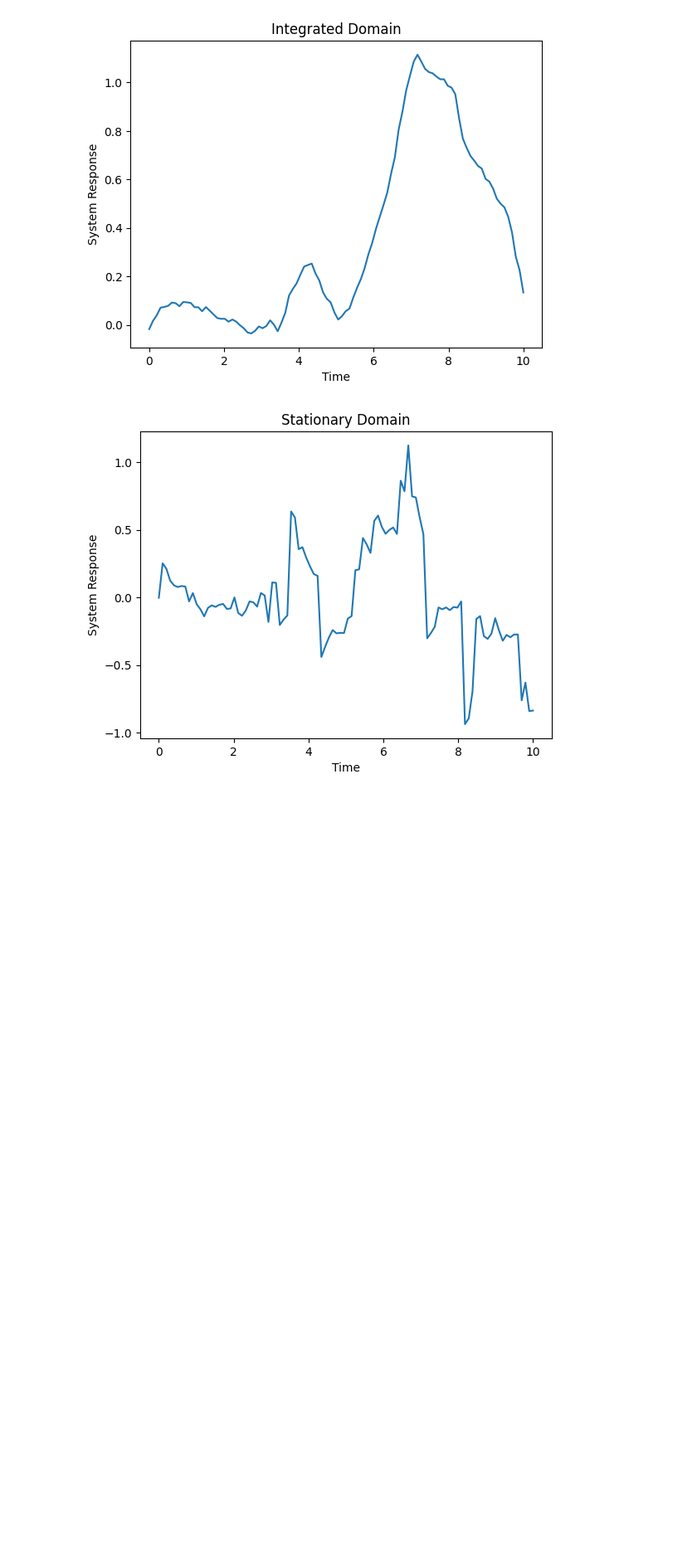
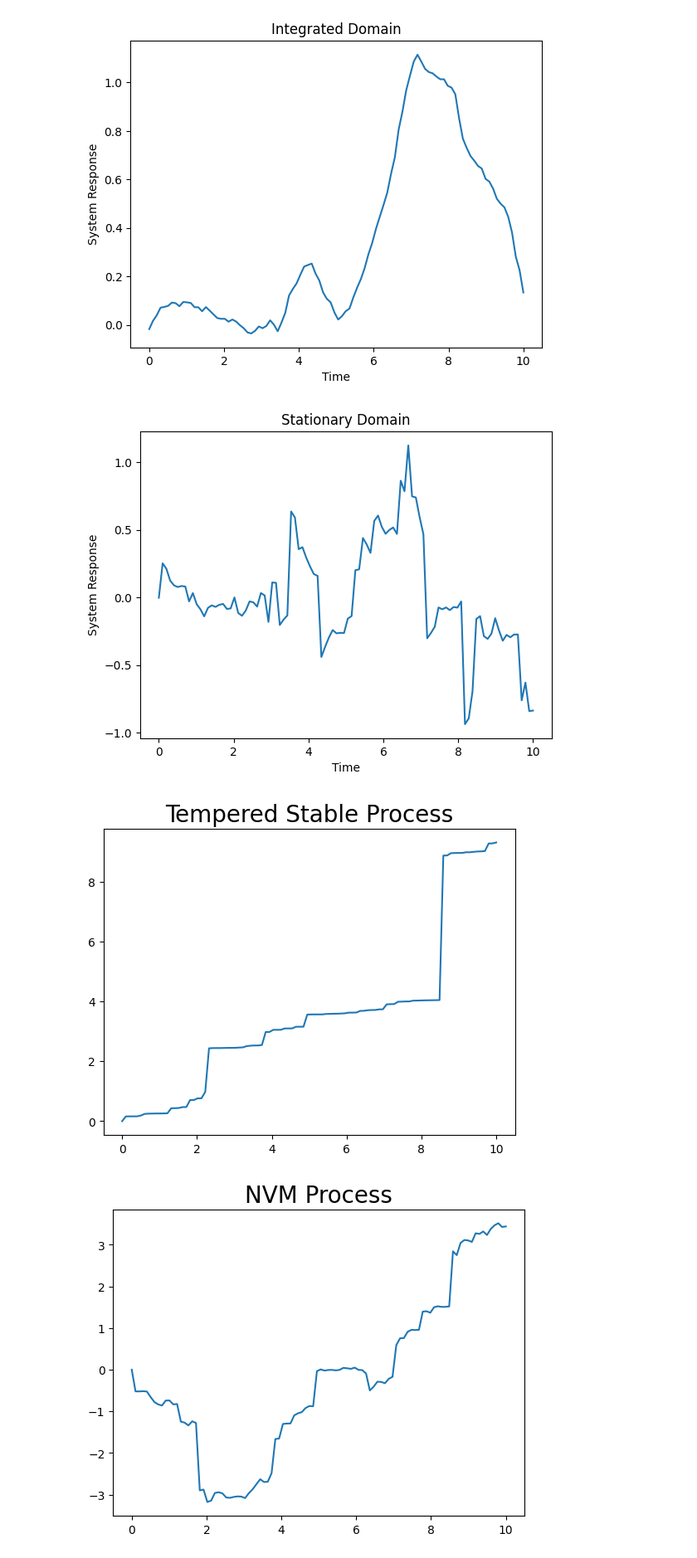
Before and after one commit to zhl24/bayesian-np-inference-levy-measures-ssm, a Jupyter notebook: Simulation_Preliminaries.ipynb, the cells around one changed output. Shown at 83% size. Cells and saved outputs as stored; diff of their text form; code cells hidden in the pictures; blank space fills up the shorter version.

```diff
--- a/Simulation_Preliminaries.ipynb
+++ b/Simulation_Preliminaries.ipynb
@@ -217,3 +217,54 @@ plt.show()
 # %% [output]
 [figure]
 [figure]
+# %%
+#Define again the time axis
+T = 10.0
+time_axis = np.linspace(0,T,int(T)*10)
+
+#Define the parameters, now with an additional alpha parameter
+beta=0.2
+alpha = 0.5
+C=0.2
+
+#Generate again the jump sizes and times, the series representation
+jump_sizes,jump_times = tempered_stable_process_jumps((beta,alpha,C),T)
+
+#Integrate the series to path for visualization
+process_path = integrate_to_path(jump_sizes,jump_times,time_axis)
+plt.figure()
+plt.plot(time_axis,process_path[0,:])
+plt.title(f"Tempered Stable Process", fontsize=20)
+plt.show()
+
+
+
+#Define now the Brownian motion parameters
+muw = 0.0
+sigmaw = 1.0
+nvm_jump_sizes = nvm_process_jumps(jump_sizes,muw,sigmaw)
+
+#Integrate again to process paths for visualization
+process_path = integrate_to_path(nvm_jump_sizes,jump_times,time_axis)
+plt.figure()
+plt.plot(time_axis,process_path[0,:])
+plt.title(f"NVM Process", fontsize=20)
+plt.show()
+
+#Partially Observed Model
+observation_noise_level = 0.0001
+
+
+#Define the system parameter and obtain the generalized shot-noise representation
+theta = -1.0
+langevin_path = langevin_hidden_response(nvm_jump_sizes,jump_times,theta,time_axis) #(2,N) process path
+noisy_langevin_path = langevin_observations(langevin_path,observation_noise_level*np.identity(2))
+x_path = noisy_langevin_path[0,:]
+xdot_path = noisy_langevin_path[1,:]
+plt.figure()
+plt.plot(time_axis,xdot_path)
+plt.title("System Response", fontsize=20)
+plt.show()
+# %% [output]
+[figure, added]
+[figure, added]
```
Also changed, not shown: parts of 1 cell of this notebook, 9 other files.
